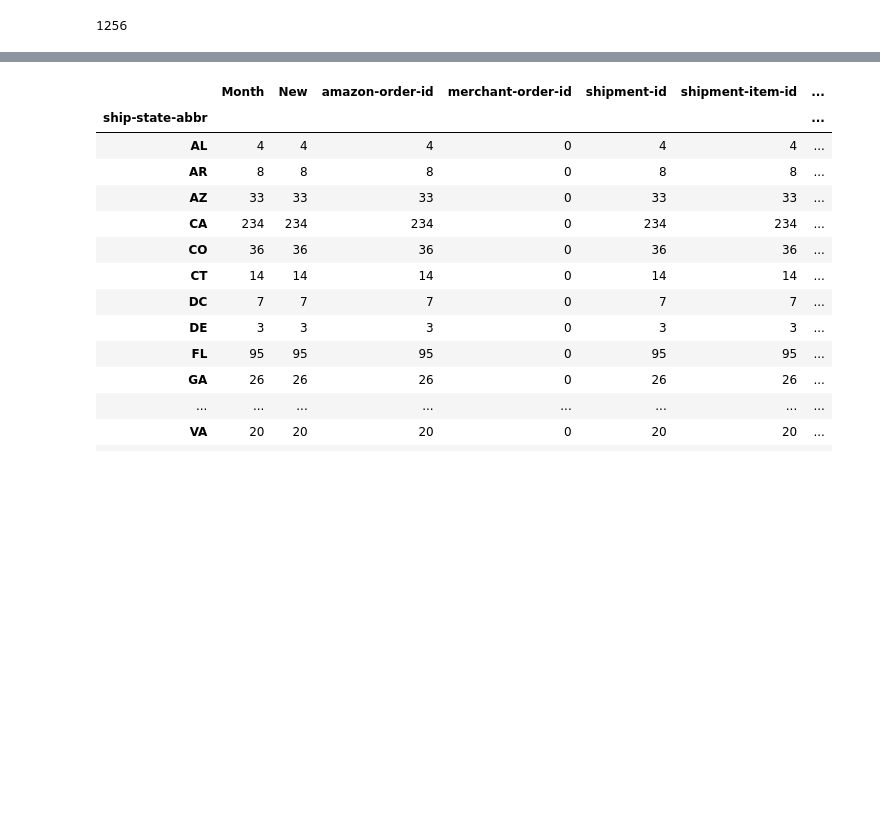
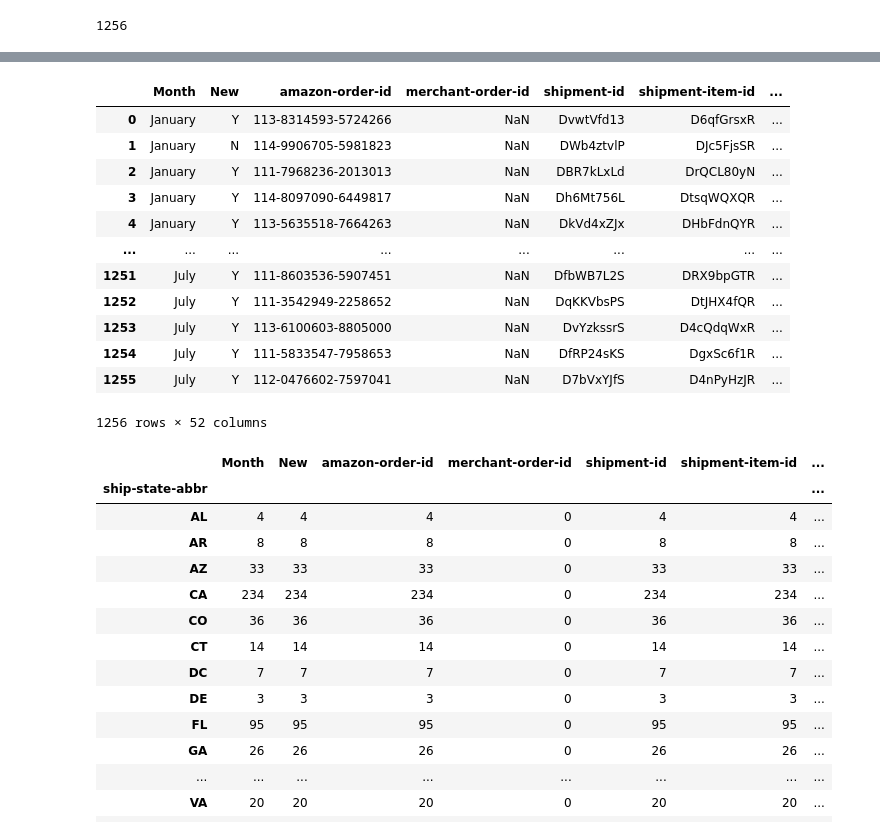
Before and after one commit to ryankirkland/customer-data-analysis, a Jupyter notebook: PBE-Order-Analysis.ipynb, the cells around one changed output, grey strips where cells are left out. Drawn from its saved outputs; the diff is of its cells as text; code cells hidden in the pictures; blank space fills up the shorter version.

Commit message:
format and join orders, returns, and replacement dataframes

```diff
--- a/PBE-Order-Analysis.ipynb
+++ b/PBE-Order-Analysis.ipynb
@@ -10,0 +10,10 @@ df = pd.read_csv('pbe-orders.csv')
+# %%
+orders_df = pd.read_csv('data/pbe-orders.csv')
+replace_df = pd.read_csv('data/pbe-replacements.csv')
+returns_df = pd.read_csv('data/pbe-returns.csv')
+# for col in orders_df:
+#     print(col)
+
+order_sku_df = orders_df[['amazon-order-id', 'sku']]
+order_sku_df = order_sku_df.rename(columns={'amazon-order-id': 'order-id'})
+order_sku_df
@@ -79,36 +178,50 @@ us_state_abbrev = {
     'North Carolina': 'NC',
     'North Dakota': 'ND',
     'Northern Mariana Islands':'MP',
     'Ohio': 'OH',
     'Oklahoma': 'OK',
     'Oregon': 'OR',
     'Pennsylvania': 'PA',
     'Puerto Rico': 'PR',
     'Rhode Island': 'RI',
     'South Carolina': 'SC',
     'South Dakota': 'SD',
     'Tennessee': 'TN',
     'Texas': 'TX',
     'Utah': 'UT',
     'Vermont': 'VT',
     'Virgin Islands': 'VI',
     'Virginia': 'VA',
     'Washington': 'WA',
     'West Virginia': 'WV',
     'Wisconsin': 'WI',
     'Wyoming': 'WY'
 }
 
 lower_state = {}
 
 for k, v in us_state_abbrev.items():
     lower_state[k.lower()] = v
     lower_state[v.lower()] = v
     lower_state['n. j.'] = 'NJ'
 
-df['ship-state'] = df['ship-state'].str.lower()
-df['ship-state-abbr'] = df['ship-state'].map(lower_state)
-grouped = df.groupby('ship-state-abbr').count()
+orders_df['ship-state'] = orders_df['ship-state'].str.lower()
+orders_df['ship-state-abbr'] = orders_df['ship-state'].map(lower_state)
+orders_df
+# %% [output]
+|  | Month | New | amazon-order-id | merchant-order-id | shipment-id | shipment-item-id | ... |
+| 0 | January | Y | 113-8314593-5724266 | NaN | DvwtVfd13 | D6qfGrsxR | ... |
+| 1 | January | N | 114-9906705-5981823 | NaN | DWb4ztvlP | DJc5FjsSR | ... |
+| 2 | January | Y | 111-7968236-2013013 | NaN | DBR7kLxLd | DrQCL80yN | ... |
+| 3 | January | Y | 114-8097090-6449817 | NaN | Dh6Mt756L | DtsqWQXQR | ... |
+| 4 | January | Y | 113-5635518-7664263 | NaN | DkVd4xZJx | DHbFdnQYR | ... |
+| ... | ... | ... | ... | ... | ... | ... | ... |
+| 1251 | July | Y | 111-8603536-5907451 | NaN | DfbWB7L2S | DRX9bpGTR | ... |
+| 1252 | July | Y | 111-3542949-2258652 | NaN | DqKKVbsPS | DtJHX4fQR | ... |
+| 1253 | July | Y | 113-6100603-8805000 | NaN | DvYzkssrS | D4cQdqWxR | ... |
+| 1254 | July | Y | 111-5833547-7958653 | NaN | DfRP24sKS | DgxSc6f1R | ... |
+| 1255 | July | Y | 112-0476602-7597041 | NaN | D7bVxYJfS | D4nPyHzJR | ... |
+1256 rows × 52 columns
 # %%
 state_df = grouped
 state_df
```
Also changed, not shown: parts of 11 cells of this notebook, 2 other files.
